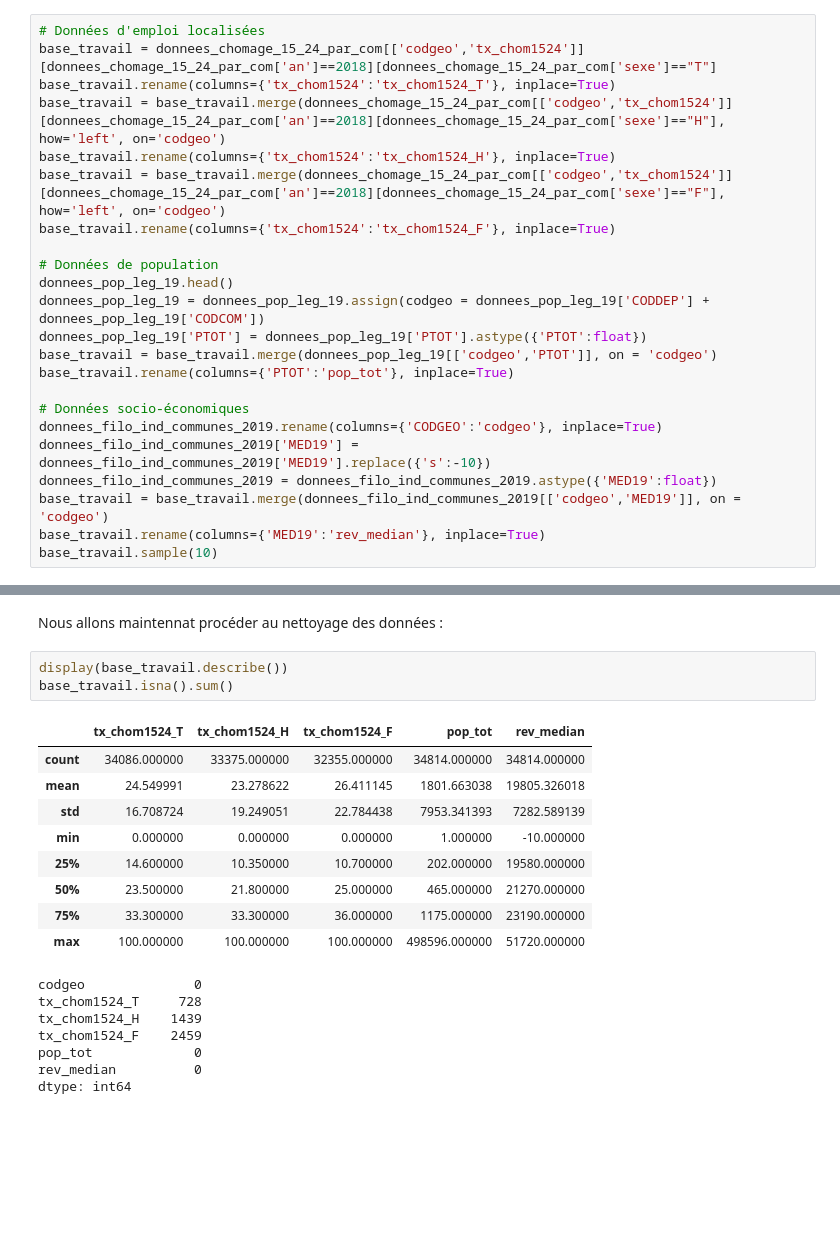
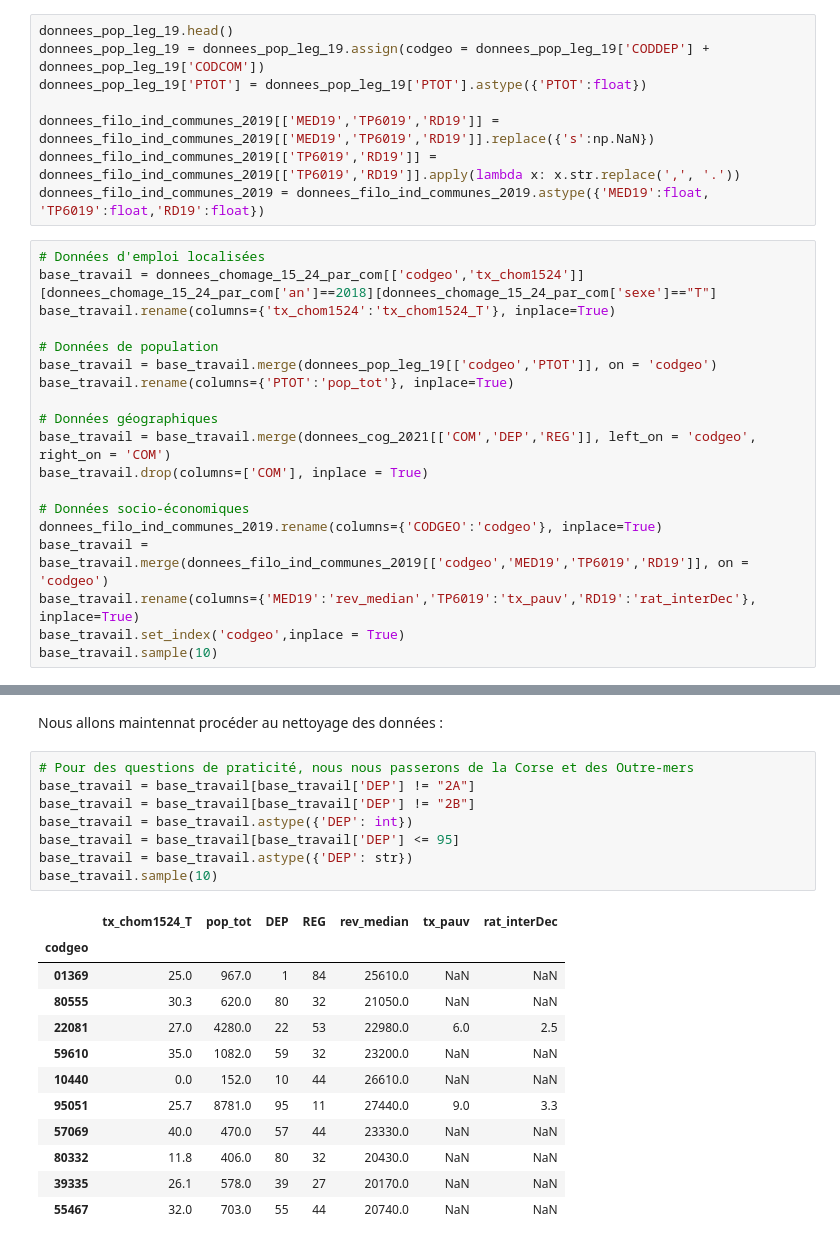
Before and after one commit to LeoMaurice/SportsParticipationEconomicGeographic, a Jupyter notebook: cleaningFilosofiCommunes.ipynb, the cells around one changed output, grey strips where cells are left out. Drawn from its saved outputs; the diff is of its cells as text; blank space fills up the shorter version.

```diff
--- a/cleaningFilosofiCommunes.ipynb
+++ b/cleaningFilosofiCommunes.ipynb
@@ -277,27 +280,31 @@ else:
 Stored 'donnees_filo_ind_communes_2019' (DataFrame)
 # %% [markdown]
 Réalisation d'une grosse base de données avec toutes les données Filosofi
+# %%
+donnees_pop_leg_19.head()
+donnees_pop_leg_19 = donnees_pop_leg_19.assign(codgeo = donnees_pop_leg_19['CODDEP'] + donnees_pop_leg_19['CODCOM'])
+donnees_pop_leg_19['PTOT'] = donnees_pop_leg_19['PTOT'].astype({'PTOT':float})
+
+donnees_filo_ind_communes_2019[['MED19','TP6019','RD19']] = donnees_filo_ind_communes_2019[['MED19','TP6019','RD19']].replace({'s':np.NaN})
+donnees_filo_ind_communes_2019[['TP6019','RD19']] = donnees_filo_ind_communes_2019[['TP6019','RD19']].apply(lambda x: x.str.replace(',', '.'))
+donnees_filo_ind_communes_2019 = donnees_filo_ind_communes_2019.astype({'MED19':float, 'TP6019':float,'RD19':float})
 # %%
 # Données d'emploi localisées
 base_travail = donnees_chomage_15_24_par_com[['codgeo','tx_chom1524']][donnees_chomage_15_24_par_com['an']==2018][donnees_chomage_15_24_par_com['sexe']=="T"]
 base_travail.rename(columns={'tx_chom1524':'tx_chom1524_T'}, inplace=True)
-base_travail = base_travail.merge(donnees_chomage_15_24_par_com[['codgeo','tx_chom1524']][donnees_chomage_15_24_par_com['an']==2018][donnees_chomage_15_24_par_com['sexe']=="H"], how='left', on='codgeo')
-base_travail.rename(columns={'tx_chom1524':'tx_chom1524_H'}, inplace=True)
-base_travail = base_travail.merge(donnees_chomage_15_24_par_com[['codgeo','tx_chom1524']][donnees_chomage_15_24_par_com['an']==2018][donnees_chomage_15_24_par_com['sexe']=="F"], how='left', on='codgeo')
-base_travail.rename(columns={'tx_chom1524':'tx_chom1524_F'}, inplace=True)
 
 # Données de population
-donnees_pop_leg_19.head()
-donnees_pop_leg_19 = donnees_pop_leg_19.assign(codgeo = donnees_pop_leg_19['CODDEP'] + donnees_pop_leg_19['CODCOM'])
-donnees_pop_leg_19['PTOT'] = donnees_pop_leg_19['PTOT'].astype({'PTOT':float})
 base_travail = base_travail.merge(donnees_pop_leg_19[['codgeo','PTOT']], on = 'codgeo')
 base_travail.rename(columns={'PTOT':'pop_tot'}, inplace=True)
 
+# Données géographiques
+base_travail = base_travail.merge(donnees_cog_2021[['COM','DEP','REG']], left_on = 'codgeo', right_on = 'COM')
+base_travail.drop(columns=['COM'], inplace = True)
+
 # Données socio-économiques
 donnees_filo_ind_communes_2019.rename(columns={'CODGEO':'codgeo'}, inplace=True)
-donnees_filo_ind_communes_2019['MED19'] = donnees_filo_ind_communes_2019['MED19'].replace({'s':-10})
-donnees_filo_ind_communes_2019 = donnees_filo_ind_communes_2019.astype({'MED19':float})
-base_travail = base_travail.merge(donnees_filo_ind_communes_2019[['codgeo','MED19']], on = 'codgeo')
-base_travail.rename(columns={'MED19':'rev_median'}, inplace=True)
+base_travail = base_travail.merge(donnees_filo_ind_communes_2019[['codgeo','MED19','TP6019','RD19']], on = 'codgeo')
+base_travail.rename(columns={'MED19':'rev_median','TP6019':'tx_pauv','RD19':'rat_interDec'}, inplace=True)
+base_travail.set_index('codgeo',inplace = True)
 base_travail.sample(10)
 # %% [output]
@@ -315,22 +323,23 @@ base_travail.sample(10)
 # %% [markdown]
 Nous allons maintennat procéder au nettoyage des données :
 # %%
-display(base_travail.describe())
-base_travail.isna().sum()
+# Pour des questions de praticité, nous nous passerons de la Corse et des Outre-mers
+base_travail = base_travail[base_travail['DEP'] != "2A"]
+base_travail = base_travail[base_travail['DEP'] != "2B"]
+base_travail = base_travail.astype({'DEP': int})
+base_travail = base_travail[base_travail['DEP'] <= 95]
+base_travail = base_travail.astype({'DEP': str})
+base_travail.sample(10)
 # %% [output]
-|  | tx_chom1524_T | tx_chom1524_H | tx_chom1524_F | pop_tot | rev_median |
-| count | 34086.000000 | 33375.000000 | 32355.000000 | 34814.000000 | 34814.000000 |
-| mean | 24.549991 | 23.278622 | 26.411145 | 1801.663038 | 19805.326018 |
-| std | 16.708724 | 19.249051 | 22.784438 | 7953.341393 | 7282.589139 |
-| min | 0.000000 | 0.000000 | 0.000000 | 1.000000 | -10.000000 |
-| 25% | 14.600000 | 10.350000 | 10.700000 | 202.000000 | 19580.000000 |
-| 50% | 23.500000 | 21.800000 | 25.000000 | 465.000000 | 21270.000000 |
-| 75% | 33.300000 | 33.300000 | 36.000000 | 1175.000000 | 23190.000000 |
-| max | 100.000000 | 100.000000 | 100.000000 | 498596.000000 | 51720.000000 |
+|  | tx_chom1524_T | pop_tot | DEP | REG | rev_median | tx_pauv | rat_interDec |
+| codgeo |  |  |  |  |  |  |  |
+| 01369 | 25.0 | 967.0 | 1 | 84 | 25610.0 | NaN | NaN |
+| 80555 | 30.3 | 620.0 | 80 | 32 | 21050.0 | NaN | NaN |
+| 22081 | 27.0 | 4280.0 | 22 | 53 | 22980.0 | 6.0 | 2.5 |
+| 59610 | 35.0 | 1082.0 | 59 | 32 | 23200.0 | NaN | NaN |
+| 10440 | 0.0 | 152.0 | 10 | 44 | 26610.0 | NaN | NaN |
+| 95051 | 25.7 | 8781.0 | 95 | 11 | 27440.0 | 9.0 | 3.3 |
+| 57069 | 40.0 | 470.0 | 57 | 44 | 23330.0 | NaN | NaN |
+| 80332 | 11.8 | 406.0 | 80 | 32 | 20430.0 | NaN | NaN |
+| 39335 | 26.1 | 578.0 | 39 | 27 | 20170.0 | NaN | NaN |
+| 55467 | 32.0 | 703.0 | 55 | 44 | 20740.0 | NaN | NaN |
-codgeo              0
-tx_chom1524_T     728
-tx_chom1524_H    1439
-tx_chom1524_F    2459
-pop_tot             0
-rev_median          0
-dtype: int64
```
Also changed, not shown: parts of 9 cells of this notebook.
